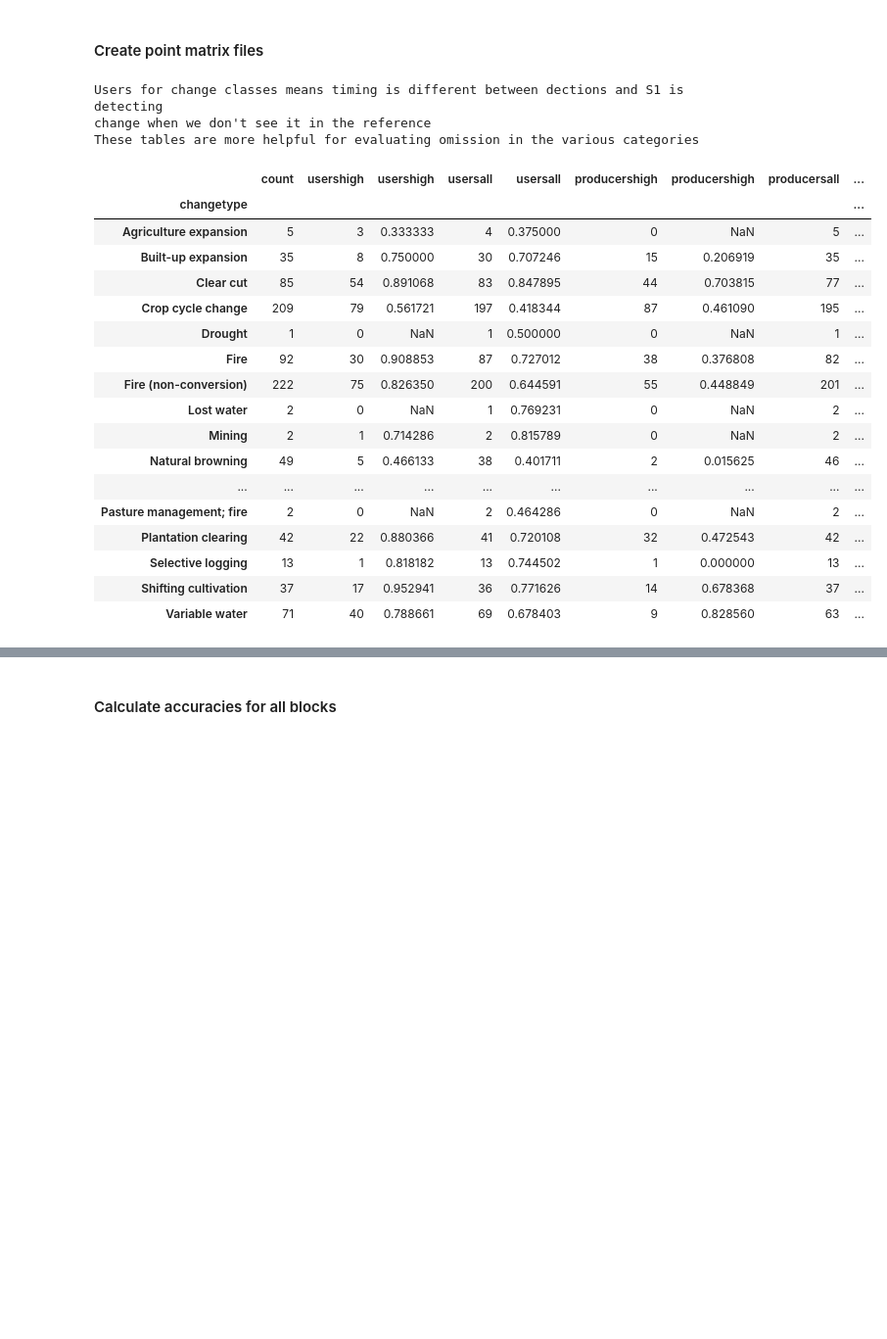
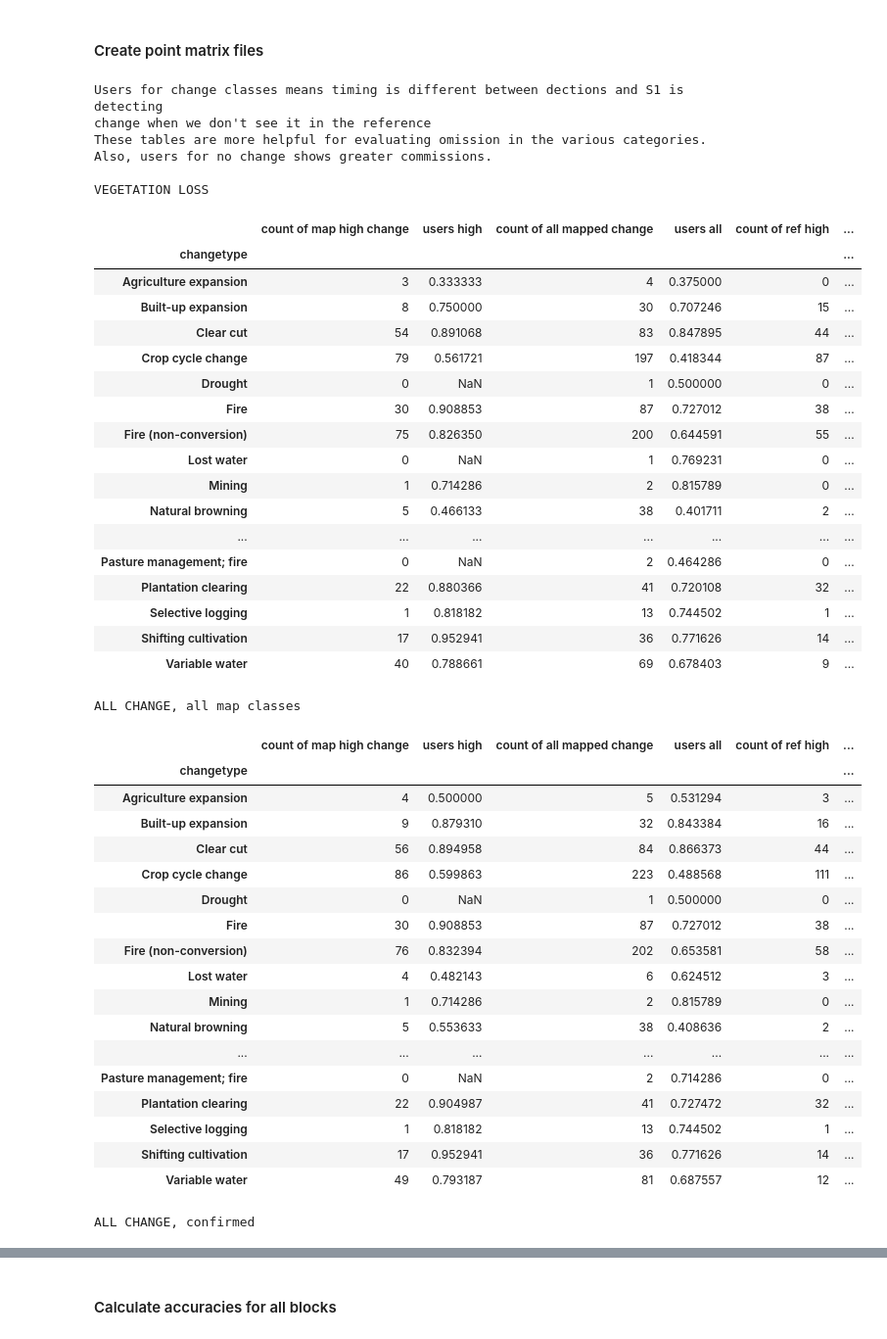
Before and after one commit to OPERA-Cal-Val/dist-s1-validation, a Jupyter notebook: DISTperformance.ipynb, the cells around one changed output, grey strips where cells are left out. Shown: that part at 98% size. Saved outputs shown, nothing was run; the diff lists cells and outputs as text; code cells hidden in the pictures; blank space fills up the shorter version.

Commit message:
omission and commision tables

```diff
--- a/DISTperformance.ipynb
+++ b/DISTperformance.ipynb
@@ -836,48 +838,80 @@ createpointmatrix(30)
 # %%
 from IPython.display import display, HTML
 def findAvPerfomancePerChangeType(file):
   df = pd.read_csv(file)
   df.loc[list("Built-up growth" in s for s in df['changetype']),'changetype'] = "Built-up expansion"
   #print(df)
   df.loc[list("rop expansion" in s for s in df['changetype']),'changetype'] = "Agriculture expansion"
   df.loc[list("Crop cycle change" in s for s in df['changetype']),'changetype'] = "Crop cycle change"
   df.loc[list("Clear cut" in s for s in df['changetype']),'changetype'] = "Clear cut"
   df.loc[list("noChange" in s for s in df['changetype']),'changetype'] = "No change"
   df.loc[list("No Change" in s for s in df['changetype']),'changetype'] = "No change"
   df.loc[list("Natural greening" in s for s in df['changetype']),'changetype'] = "Natural greening"
   df.loc[list("ther" in s for s in df['changetype']),'changetype'] = "Other change"
   df.loc[list("hifting" in s for s in df['changetype']),'changetype'] = "Shifting cultivation"
   df.loc[list("elective logging" in s for s in df['changetype']),'changetype'] = "Selective logging"
   df.loc[list("Fire" in row['changetype'] and row['conversion'] != "natural" for index,row in df[['changetype','conversion']].iterrows()),'changetype'] = "Fire (non-conversion)"
 
   ByChange= df.groupby(by = ['changetype'])
-  means = pd.concat([ByChange.changetype.count().rename('count'),ByChange.usershigh.count(),ByChange.usershigh.mean(),ByChange.usersall.count(),ByChange.usersall.mean(),ByChange.producershigh.count(),ByChange.producershigh.mean(),ByChange.producersall.count(),ByChange.producersall.mean(),ByChange.overallhigh.mean(),ByChange.overallall.mean()],axis=1)
+  means = pd.concat([ByChange.usershigh.count(),ByChange.usershigh.mean(),ByChange.usersall.count(),ByChange.usersall.mean(),ByChange.producershigh.count(),ByChange.producershigh.mean(),ByChange.producersall.count(),ByChange.producersall.mean()],axis=1)
+  means.columns = ['count of map high change','users high', 'count of all mapped change','users all','count of ref high','producers high', 'count of all ref','producers all']
+  #means = pd.concat([ByChange.producershigh.count(),ByChange.producershigh.mean(),ByChange.producersall.count(),ByChange.producersall.mean()],axis=1)
+  #means.columns = ['count of ref high','producers high', 'count of all ref','producers all']
+  (t1,reftype,maptype,syst,lb) = file.split('_')
+  nochange=df[df['changetype']=="No change"]
+  nochange[nochange['usersall']==0].to_csv("results/nochange_"+reftype+"_"+maptype+".csv")
   display(HTML(means.to_html()))
 
 print("Users for change classes means timing is different between dections and S1 is detecting\nchange when we don't see it in the reference" \
-"\nThese tables are more helpful for evaluating omission in the various categories")
+"\nThese tables are more helpful for evaluating omission in the various categories. Also, users for no change shows greater commissions.\n")
+print("VEGETATION LOSS")
 findAvPerfomancePerChangeType("results/pointmatrix_VLsub_firstprovconf_DIST-S1_lookback30.csv")
-#findAvPerfomancePerChangeType("results/pointmatrix_ALLsub_conf_DIST-S1_lookback30.csv")
-#findAvPerfomancePerChangeType("results/pointmatrix_ALLsub_firstprovconf_DIST-S1_lookback30.csv")
+#findAvPerfomancePerChangeType("results/pointmatrix_VLsub_firstprovconf_DIST-HLS_lookback30.csv")
+print("ALL CHANGE, all map classes")
+findAvPerfomancePerChangeType("results/pointmatrix_ALLsub_firstprovconf_DIST-S1_lookback30.csv")
+print("ALL CHANGE, confirmed")
+findAvPerfomancePerChangeType("results/pointmatrix_ALLsub_conf_DIST-S1_lookback30.csv")
 # %% [output]
 Users for change classes means timing is different between dections and S1 is detecting
 change when we don't see it in the reference
-These tables are more helpful for evaluating omission in the various categories
+These tables are more helpful for evaluating omission in the various categories. Also, users for no change shows greater commissions.
+
+VEGETATION LOSS
-|  | count | usershigh | usershigh | usersall | usersall | producershigh | producershigh | producersall | ... |
-| changetype |  |  |  |  |  |  |  |  | ... |
-| Agriculture expansion | 5 | 3 | 0.333333 | 4 | 0.375000 | 0 | NaN | 5 | ... |
-| Built-up expansion | 35 | 8 | 0.750000 | 30 | 0.707246 | 15 | 0.206919 | 35 | ... |
-| Clear cut | 85 | 54 | 0.891068 | 83 | 0.847895 | 44 | 0.703815 | 77 | ... |
-| Crop cycle change | 209 | 79 | 0.561721 | 197 | 0.418344 | 87 | 0.461090 | 195 | ... |
-| Drought | 1 | 0 | NaN | 1 | 0.500000 | 0 | NaN | 1 | ... |
-| Fire | 92 | 30 | 0.908853 | 87 | 0.727012 | 38 | 0.376808 | 82 | ... |
-| Fire (non-conversion) | 222 | 75 | 0.826350 | 200 | 0.644591 | 55 | 0.448849 | 201 | ... |
-| Lost water | 2 | 0 | NaN | 1 | 0.769231 | 0 | NaN | 2 | ... |
-| Mining | 2 | 1 | 0.714286 | 2 | 0.815789 | 0 | NaN | 2 | ... |
-| Natural browning | 49 | 5 | 0.466133 | 38 | 0.401711 | 2 | 0.015625 | 46 | ... |
-| ... | ... | ... | ... | ... | ... | ... | ... | ... | ... |
-| Pasture management; fire | 2 | 0 | NaN | 2 | 0.464286 | 0 | NaN | 2 | ... |
-| Plantation clearing | 42 | 22 | 0.880366 | 41 | 0.720108 | 32 | 0.472543 | 42 | ... |
-| Selective logging | 13 | 1 | 0.818182 | 13 | 0.744502 | 1 | 0.000000 | 13 | ... |
-| Shifting cultivation | 37 | 17 | 0.952941 | 36 | 0.771626 | 14 | 0.678368 | 37 | ... |
-| Variable water | 71 | 40 | 0.788661 | 69 | 0.678403 | 9 | 0.828560 | 63 | ... |
+|  | count of map high change | users high | count of all mapped change | users all | count of ref high | ... |
+| changetype |  |  |  |  |  | ... |
+| Agriculture expansion | 3 | 0.333333 | 4 | 0.375000 | 0 | ... |
+| Built-up expansion | 8 | 0.750000 | 30 | 0.707246 | 15 | ... |
+| Clear cut | 54 | 0.891068 | 83 | 0.847895 | 44 | ... |
+| Crop cycle change | 79 | 0.561721 | 197 | 0.418344 | 87 | ... |
+| Drought | 0 | NaN | 1 | 0.500000 | 0 | ... |
+| Fire | 30 | 0.908853 | 87 | 0.727012 | 38 | ... |
+| Fire (non-conversion) | 75 | 0.826350 | 200 | 0.644591 | 55 | ... |
+| Lost water | 0 | NaN | 1 | 0.769231 | 0 | ... |
+| Mining | 1 | 0.714286 | 2 | 0.815789 | 0 | ... |
+| Natural browning | 5 | 0.466133 | 38 | 0.401711 | 2 | ... |
+| ... | ... | ... | ... | ... | ... | ... |
+| Pasture management; fire | 0 | NaN | 2 | 0.464286 | 0 | ... |
+| Plantation clearing | 22 | 0.880366 | 41 | 0.720108 | 32 | ... |
+| Selective logging | 1 | 0.818182 | 13 | 0.744502 | 1 | ... |
+| Shifting cultivation | 17 | 0.952941 | 36 | 0.771626 | 14 | ... |
+| Variable water | 40 | 0.788661 | 69 | 0.678403 | 9 | ... |
+ALL CHANGE, all map classes
+|  | count of map high change | users high | count of all mapped change | users all | count of ref high | ... |
+| changetype |  |  |  |  |  | ... |
+| Agriculture expansion | 4 | 0.500000 | 5 | 0.531294 | 3 | ... |
+| Built-up expansion | 9 | 0.879310 | 32 | 0.843384 | 16 | ... |
+| Clear cut | 56 | 0.894958 | 84 | 0.866373 | 44 | ... |
+| Crop cycle change | 86 | 0.599863 | 223 | 0.488568 | 111 | ... |
+| Drought | 0 | NaN | 1 | 0.500000 | 0 | ... |
+| Fire | 30 | 0.908853 | 87 | 0.727012 | 38 | ... |
+| Fire (non-conversion) | 76 | 0.832394 | 202 | 0.653581 | 58 | ... |
+| Lost water | 4 | 0.482143 | 6 | 0.624512 | 3 | ... |
+| Mining | 1 | 0.714286 | 2 | 0.815789 | 0 | ... |
+| Natural browning | 5 | 0.553633 | 38 | 0.408636 | 2 | ... |
+| ... | ... | ... | ... | ... | ... | ... |
+| Pasture management; fire | 0 | NaN | 2 | 0.714286 | 0 | ... |
+| Plantation clearing | 22 | 0.904987 | 41 | 0.727472 | 32 | ... |
+| Selective logging | 1 | 0.818182 | 13 | 0.744502 | 1 | ... |
+| Shifting cultivation | 17 | 0.952941 | 36 | 0.771626 | 14 | ... |
+| Variable water | 49 | 0.793187 | 81 | 0.687557 | 12 | ... |
+ALL CHANGE, confirmed
```
Also changed, not shown: parts of 10 cells of this notebook, 3 other files.
